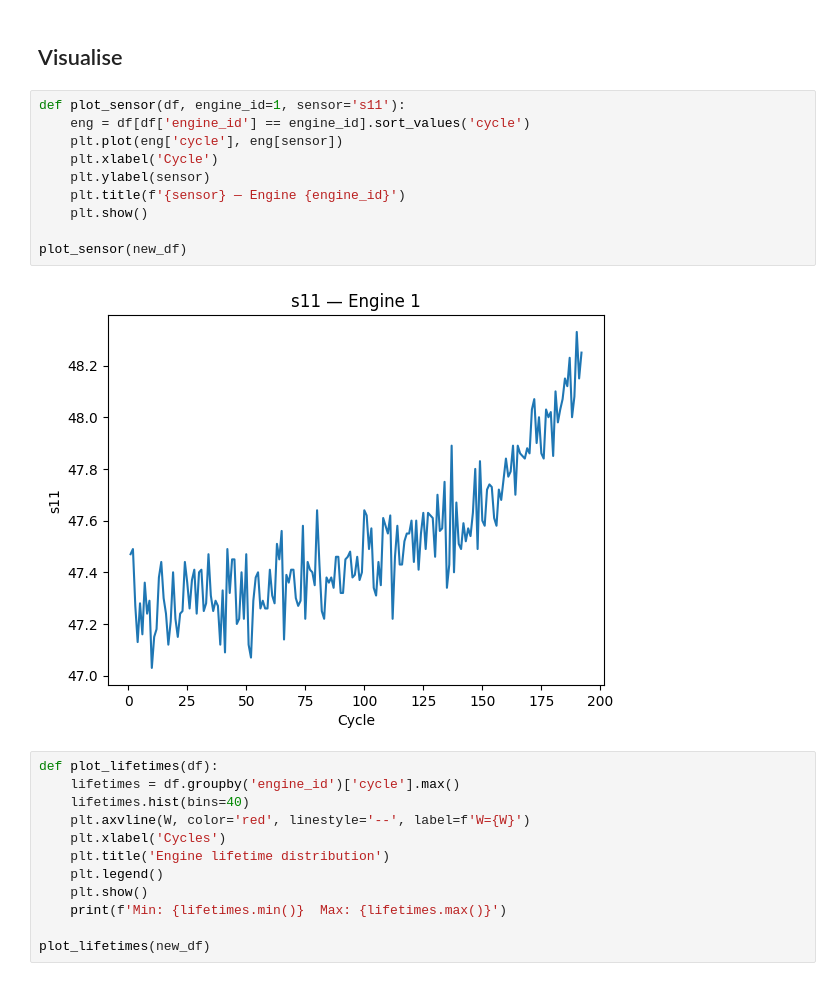
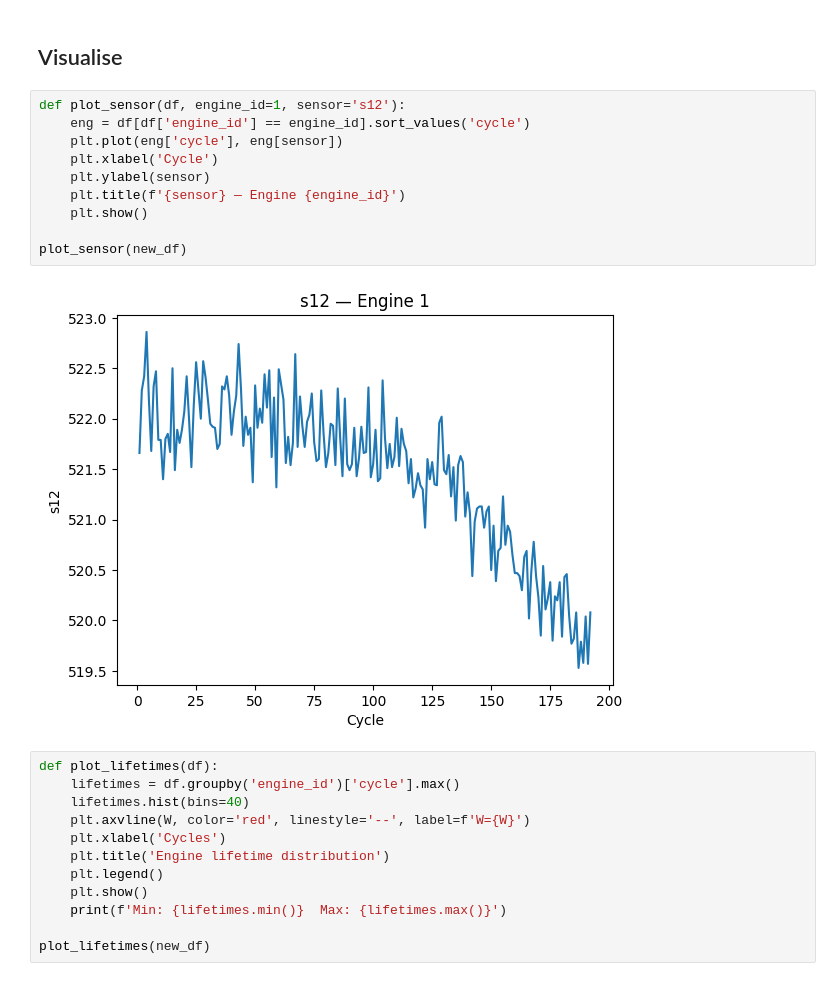
Before and after one commit to Shukl-amber/nasa-cmapss-rul, a Jupyter notebook: FD001/fd001.ipynb, the cells around one changed output. Drawn from its saved outputs; the diff is of its cells as text.

```diff
--- a/FD001/fd001.ipynb
+++ b/FD001/fd001.ipynb
@@ -99,17 +131,17 @@ print(sensor_columns)
 # %% [markdown]
 ## Visualise
 # %%
-def plot_sensor(df, engine_id=1, sensor='s11'):
+def plot_sensor(df, engine_id=1, sensor='s12'):
     eng = df[df['engine_id'] == engine_id].sort_values('cycle')
     plt.plot(eng['cycle'], eng[sensor])
     plt.xlabel('Cycle')
     plt.ylabel(sensor)
     plt.title(f'{sensor} — Engine {engine_id}')
     plt.show()
 
 plot_sensor(new_df)
 # %% [output]
-[figure, old version]
+[figure, new version]
 # %%
 def plot_lifetimes(df):
     lifetimes = df.groupby('engine_id')['cycle'].max()
```
Also changed, not shown: parts of 12 cells of this notebook.
